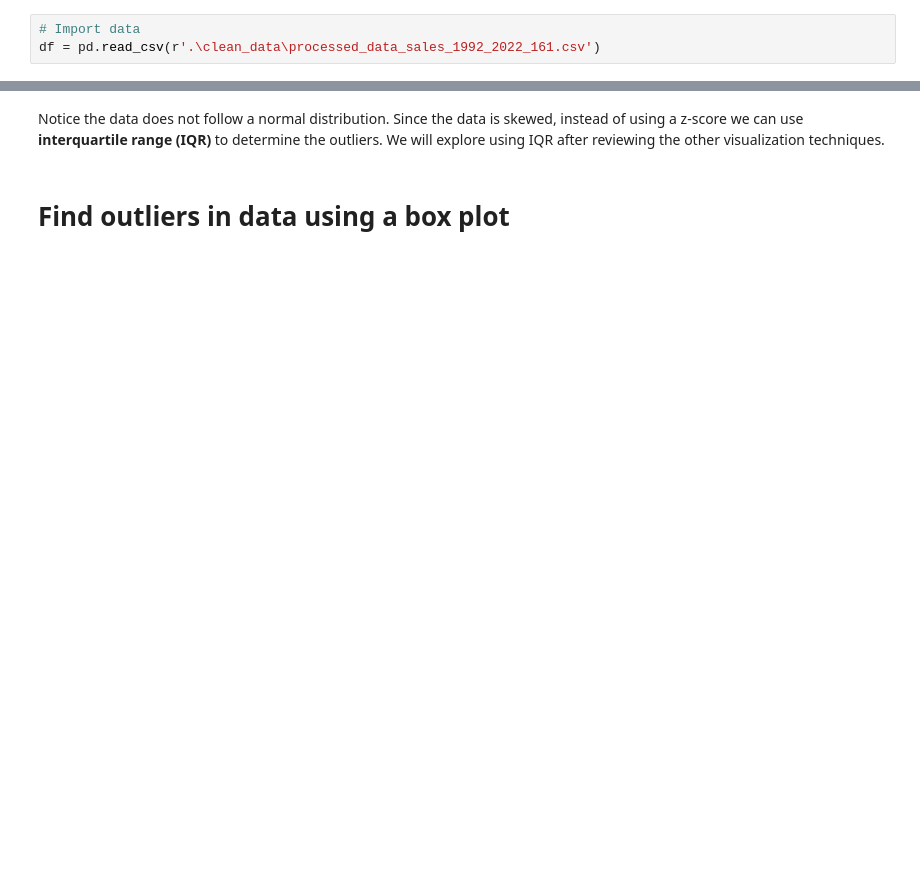
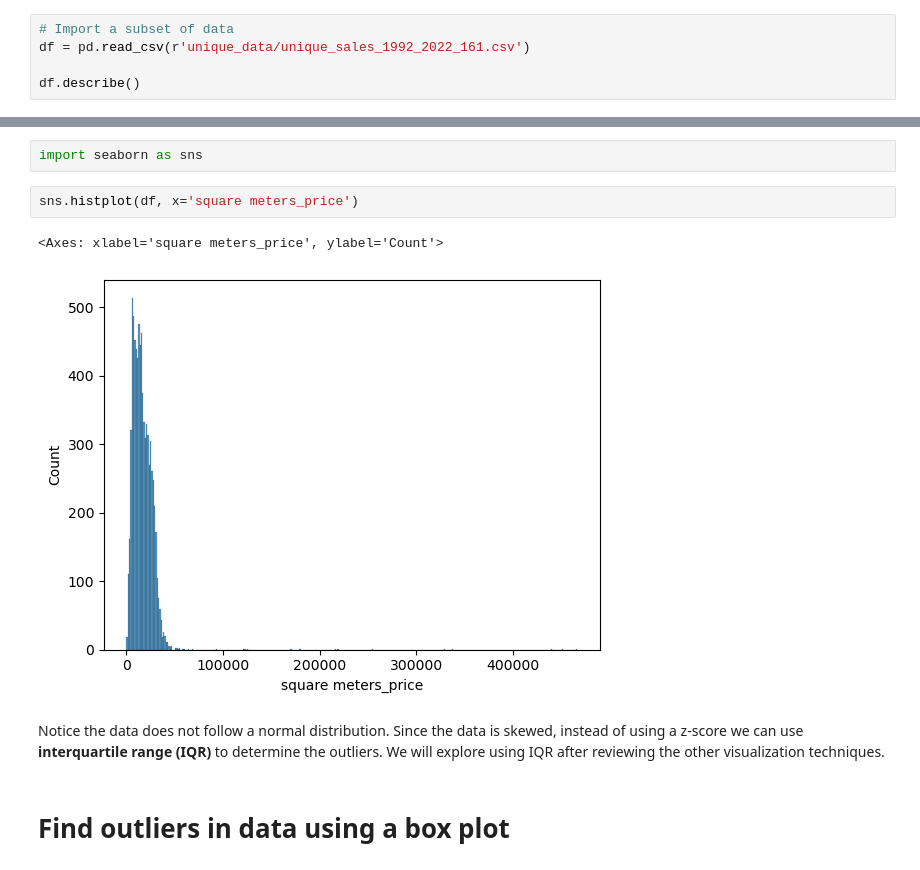
Before and after one commit to pryn-kb/isds2023, a Jupyter notebook: Lars/Detecting and Filtering Outliers.ipynb, the cells around one changed output, grey strips where cells are left out. Saved outputs shown, nothing was run; the diff lists cells and outputs as text; blank space fills up the shorter version.

```diff
--- a/Lars/Detecting and Filtering Outliers.ipynb
+++ b/Lars/Detecting and Filtering Outliers.ipynb
@@ -15,3 +68,5 @@ os.getcwd()
 # %%
-# Import data
-df = pd.read_csv(r'.\clean_data\processed_data_sales_1992_2022_161.csv')
+# Import a subset of data
+df = pd.read_csv(r'unique_data/unique_sales_1992_2022_161.csv')
+
+df.describe()
@@ -48,3 +90,10 @@ fig.show()
+# %%
+import seaborn as sns
+# %%
+sns.histplot(df, x='square meters_price')
+# %% [output]
+<Axes: xlabel='square meters_price', ylabel='Count'>
+[figure, added]
 # %% [markdown]
 Notice the data does not follow a normal distribution. Since the data is skewed, instead of using a z-score we can use **interquartile range (IQR)** to determine the outliers. We will explore using IQR after reviewing the other visualization techniques.
 # %% [markdown]
```
Also changed, not shown: parts of 40 cells of this notebook, 11 other files.
